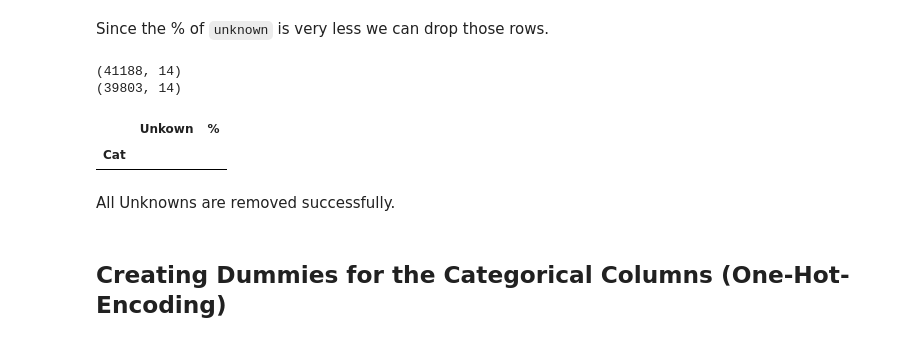
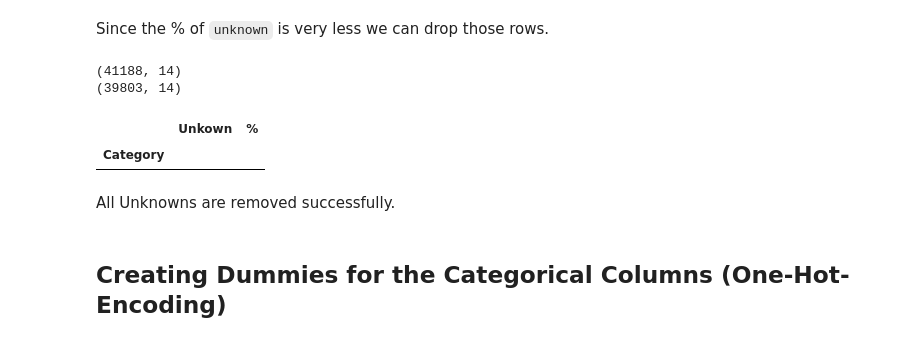
Before and after one commit to Subham2S/Bank-Scheme-Subscription-Prediction, a Jupyter notebook: Logistic Regression - Bank Scheme Subscription Prediction.ipynb, the cells around one changed output. Drawn from its saved outputs; the diff is of its cells as text; code cells hidden in the pictures.

```diff
--- a/Logistic Regression - Bank Scheme Subscription Prediction.ipynb
+++ b/Logistic Regression - Bank Scheme Subscription Prediction.ipynb
@@ -345,17 +348,17 @@ print(bankcalls.shape)
 # %%
 l = []
 for i in bankcalls.select_dtypes('object').columns:
     try:
         a = bankcalls[i].value_counts().unknown
         b = bankcalls[i].value_counts().unknown / bankcalls[i].count() * 100
         l.append((i, a, b))
     except:
         pass
-df_u = pd.DataFrame(l, columns=['Cat', 'Unkown', '%']).set_index('Cat')
+df_u = pd.DataFrame(l, columns=['Category', 'Unkown', '%']).set_index('Category')
 df_u
 # %% [output]
 |  | Unkown | % |
-| Cat |  |  |
+| Category |  |  |
 # %% [markdown]
 All Unknowns are removed successfully.
 # %% [markdown]
```
Also changed, not shown: parts of 47 cells of this notebook, 2 other files.
